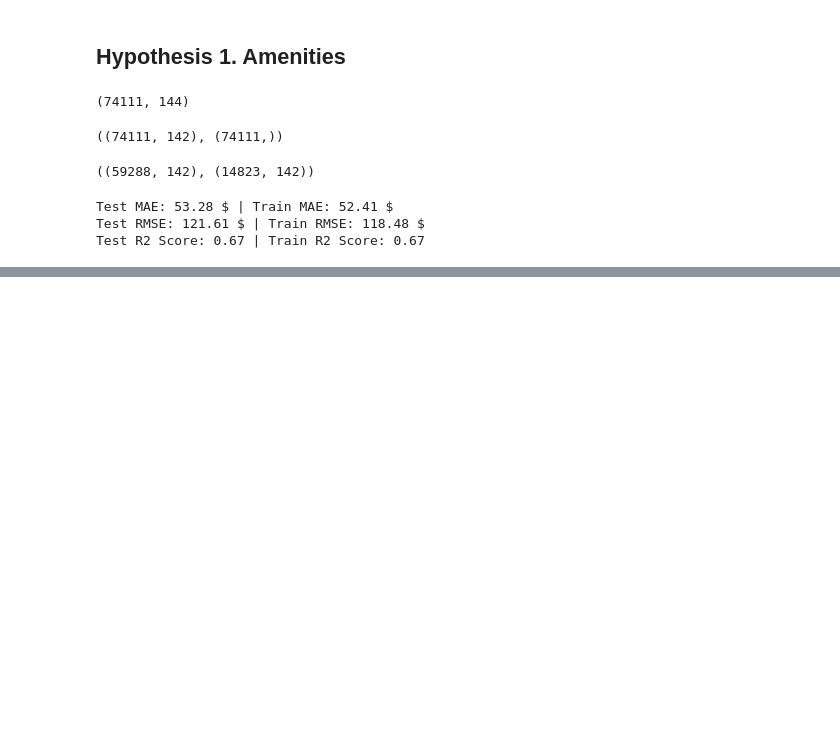
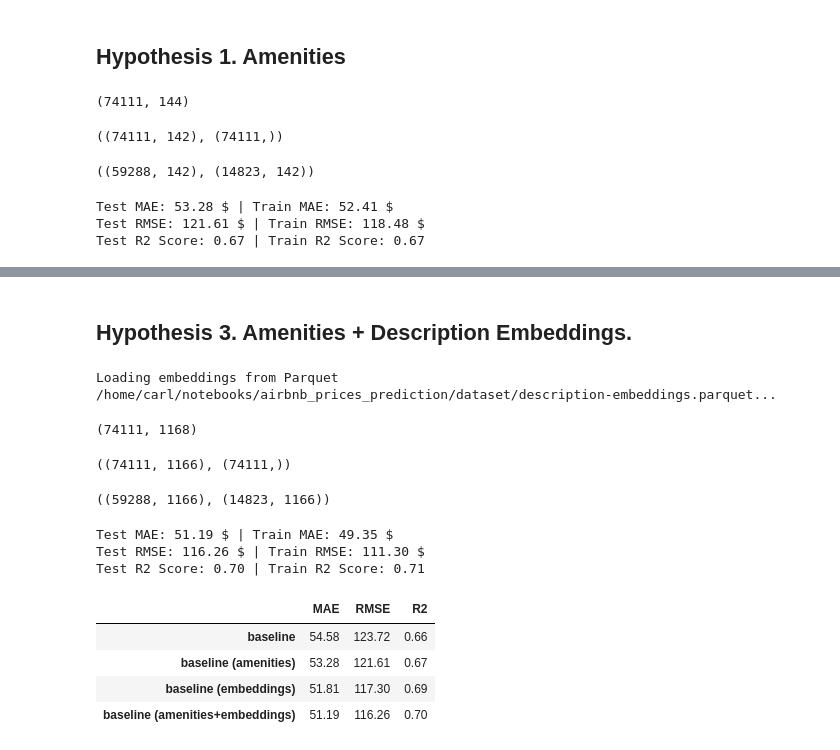
Before and after one commit to Car1LL/airbnb_prices_prediction, a Jupyter notebook: notebooks/01_Linear_Modeling.ipynb, the cells around one changed output, grey strips where cells are left out. Drawn from its saved outputs; the diff is of its cells as text; code cells hidden in the pictures; blank space fills up the shorter version.

Commit message:
Hypotheses tested. Amenities Hypothesis, Description Embeddings Hypothesis

```diff
--- a/notebooks/01_Linear_Modeling.ipynb
+++ b/notebooks/01_Linear_Modeling.ipynb
@@ -537,0 +639,77 @@ Name: Linear Regression, dtype: float64
+# %% [markdown]
+## Hypothesis 3. Amenities + Description Embeddings.
+# %%
+df_copy = builder.get_df(df, use_amenities=True, use_embeddings=True)
+
+df_copy.shape
+# %% [output]
+Loading embeddings from Parquet /home/carl/notebooks/airbnb_prices_prediction/dataset/description-embeddings.parquet...
+(74111, 1168)
+# %%
+X = df_copy.drop(columns=['log_price'])
+y = df_copy['log_price']
+
+X = X.drop(columns=['zipcode'])
+
+X.shape, y.shape
+# %% [output]
+((74111, 1166), (74111,))
+# %%
+X_train, X_test, y_train, y_test = train_test_split(
+    X, y,
+    random_state=42,
+    test_size=0.2
+)
+
+X_train.shape, X_test.shape
+# %% [output]
+((59288, 1166), (14823, 1166))
+# %%
+cat_features = X_train.select_dtypes(include=['string', 'object']).columns
+num_features = X_train.select_dtypes(include=['number']).columns
+
+linear_preprocessor = preprocessor.create_linear_preprocessor(cat_features, num_features)
+
+linear_regression = Pipeline([
+    ("preprocessor", linear_preprocessor),
+    ("model", LinearRegression())
+])
+
+linear_regression.fit(X_train, y_train)
+
+y_pred_test_log = linear_regression.predict(X_test)
+y_pred_train_log = linear_regression.predict(X_train)
+
+y_pred_test = np.exp(y_pred_test_log)
+y_pred_train = np.exp(y_pred_train_log)
+
+test_MAE = mean_absolute_error(np.exp(y_test), y_pred_test)
+train_MAE = mean_absolute_error(np.exp(y_train), y_pred_train)
+
+test_RMSE = root_mean_squared_error(np.exp(y_test), y_pred_test)
+train_RMSE = root_mean_squared_error(np.exp(y_train), y_pred_train)
+
+test_r2 = r2_score(y_test, y_pred_test_log)
+train_r2 = r2_score(y_train, y_pred_train_log)
+
+print(f"Test MAE: {test_MAE:.2f} $ | Train MAE: {train_MAE:.2f} $")
+print(f"Test RMSE: {test_RMSE:.2f} $ | Train RMSE: {train_RMSE:.2f} $")
+print(f"Test R2 Score: {test_r2:.2f} | Train R2 Score: {train_r2:.2f}")
+# %% [output]
+Test MAE: 51.19 $ | Train MAE: 49.35 $
+Test RMSE: 116.26 $ | Train RMSE: 111.30 $
+Test R2 Score: 0.70 | Train R2 Score: 0.71
+# %%
+hypotheses_df.loc['baseline (amenities+embeddings)'] = [
+    round(test_MAE, 2),
+    round(test_RMSE, 2),
+    round(test_r2, 2)
+]
+
+hypotheses_df
+# %% [output]
+|  | MAE | RMSE | R2 |
+| baseline | 54.58 | 123.72 | 0.66 |
+| baseline (amenities) | 53.28 | 121.61 | 0.67 |
+| baseline (embeddings) | 51.81 | 117.30 | 0.69 |
+| baseline (amenities+embeddings) | 51.19 | 116.26 | 0.70 |
```
Also changed, not shown: parts of 12 cells of this notebook.
